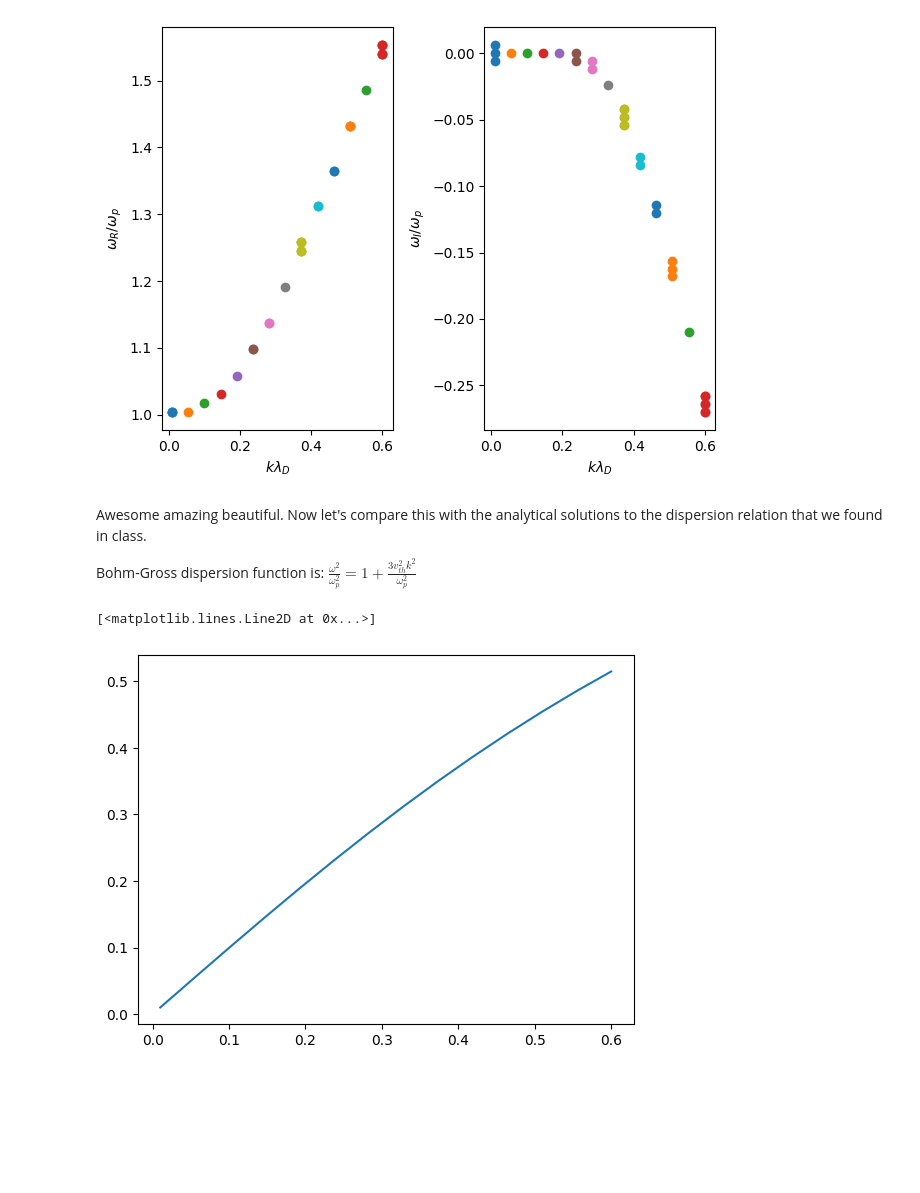
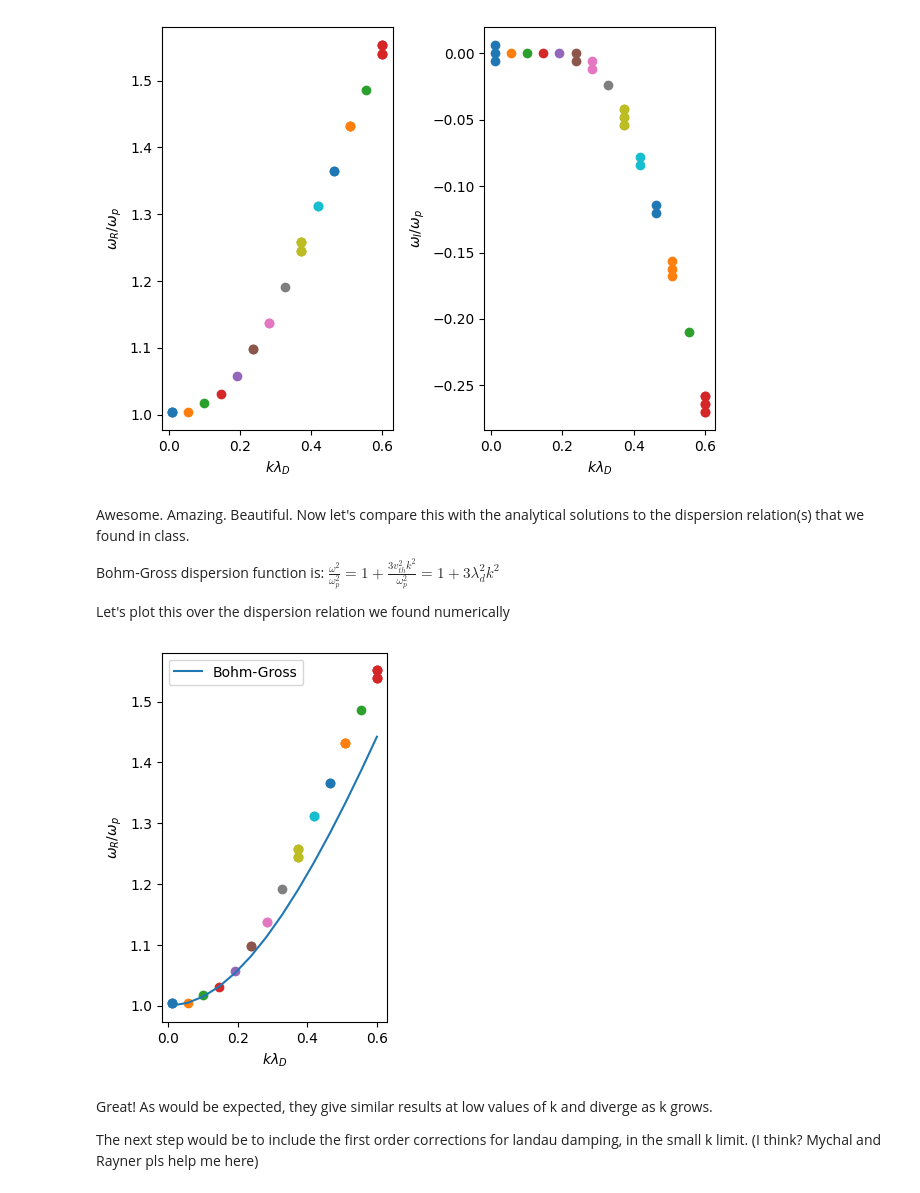
Before and after one commit to dschneidinger/222B_Landau_Damping_2024, a Jupyter notebook: 1-Numerical_solution_kinetic_dispersion_relation/brute_force_kinetic_DR_solver.ipynb, the cells around one changed output. Saved outputs shown, nothing was run; the diff lists cells and outputs as text; code cells hidden in the pictures; blank space fills up the shorter version.

```diff
--- a/1-Numerical_solution_kinetic_dispersion_relation/brute_force_kinetic_DR_solver.ipynb
+++ b/1-Numerical_solution_kinetic_dispersion_relation/brute_force_kinetic_DR_solver.ipynb
@@ -61,14 +61,34 @@ plt.tight_layout()
 # %% [output]
 [figure]
 # %% [markdown]
-Awesome amazing beautiful. Now let's compare this with the analytical solutions to the dispersion relation that we found in class.
+Awesome. Amazing. Beautiful. Now let's compare this with the analytical solutions to the dispersion relation(s) that we found in class.
 
-Bohm-Gross dispersion function is: $\frac{\omega^2}{\omega_p^2} = 1 + \frac{3 v_{th}^2 k^2}{\omega_p^2 }$
+Bohm-Gross dispersion function is: $\frac{\omega^2}{\omega_p^2} = 1 + \frac{3 v_{th}^2 k^2}{\omega_p^2} = 1 + 3 \lambda_d^2 k^2$
+
+Let's plot this over the dispersion relation we found numerically
-# %%
-def zero_order_dispersion(lambda_times_k):
-    return np.sqrt(lambda_times_k**2/(lambda_times_k**2+1))
-
-plt.plot(k0s,zero_order_dispersion(k0s))
-# %% [output]
-[<matplotlib.lines.Line2D at 0x...>]
-[figure, removed]
+# %%
+def zero_order_dispersion(lambda_k):
+    return np.sqrt(1 + 3*lambda_k**2)
+
+ax1 = plt.subplot(1,2,1)
+ax1.set_xlabel(r'$k\lambda_D$')
+ax1.set_ylabel(r'$\omega_R/\omega_p$')
+
+k0s = np.linspace(0.01,0.6,14)
+
+for k0 in k0s:
+    Wrs, Wis = find_w_roots(k0, v0 = 4, nb = 0)
+    ax1.scatter(k0*np.ones(len(Wrs)), Wrs)  # There is a better way to graph all of these data points as one plt.scatter function
+                                            # call and that way you will be able to label them as numerical but I am TOO LAZY
+                                            # to figure it out!!!!
+
+plt.plot(k0s,zero_order_dispersion(k0s), label = 'Bohm-Gross')
+
+plt.legend()
+plt.show()
+# %% [output]
+[figure, added]
+# %% [markdown]
+Great! As would be expected, they give similar results at low values of k and diverge as k grows.
+
+The next step would be to include the first order corrections for landau damping, in the small k limit. (I think? Mychal and Rayner pls help me here)
```
